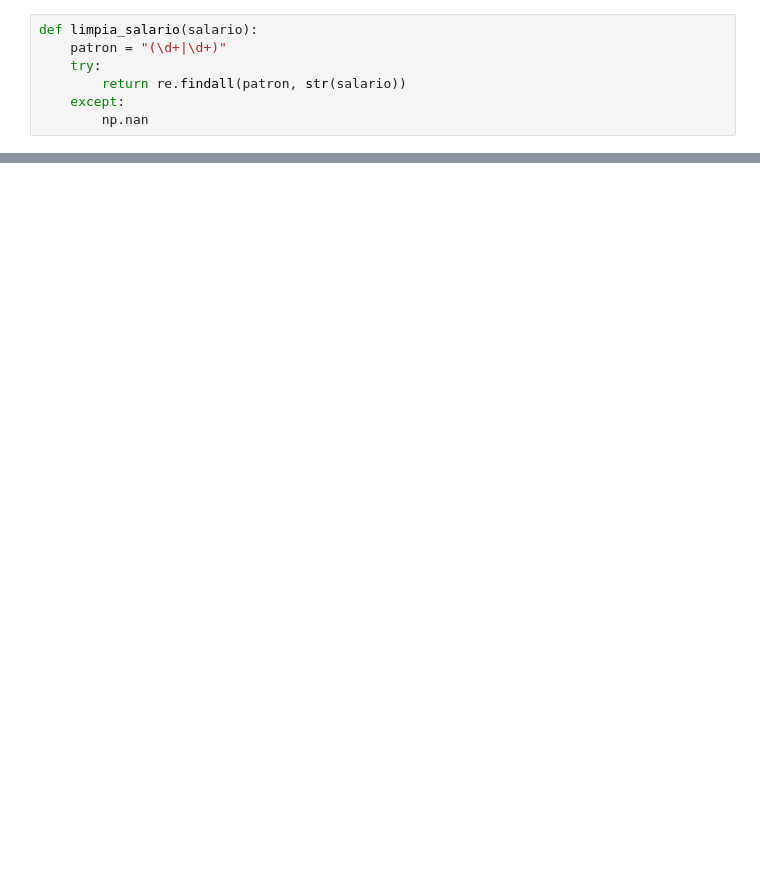
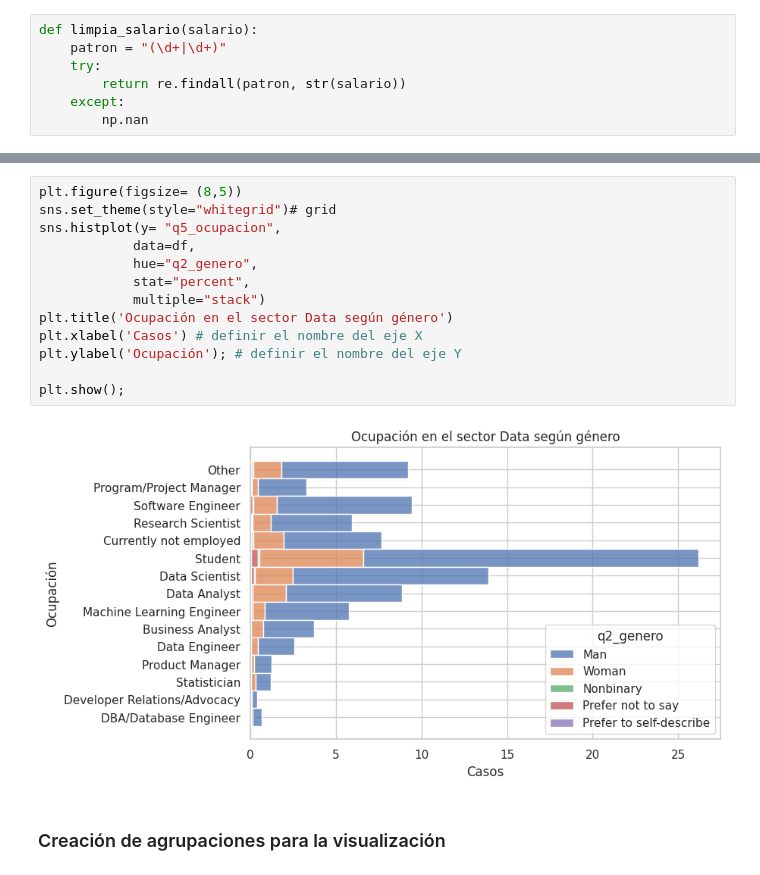
Before and after one commit to Adalab/project2-da-promo-c-modulo-2-team4, a Jupyter notebook: 03-limpieza/limpieza.ipynb, the cells around one changed output, grey strips where cells are left out. Drawn from its saved outputs; the diff is of its cells as text; blank space fills up the shorter version.

```diff
--- a/03-limpieza/limpieza.ipynb
+++ b/03-limpieza/limpieza.ipynb
@@ -434,0 +593,17 @@ df.stb.missing()
+# %%
+plt.figure(figsize= (8,5))
+sns.set_theme(style="whitegrid")# grid
+sns.histplot(y= "q5_ocupacion",
+            data=df,
+            hue="q2_genero",
+            stat="percent",
+            multiple="stack")
+plt.title('Ocupación en el sector Data según género')
+plt.xlabel('Casos') # definir el nombre del eje X
+plt.ylabel('Ocupación'); # definir el nombre del eje Y
+
+plt.show();
+# %% [output]
+[figure, added]
+# %% [markdown]
+### Creación de agrupaciones para la visualización
```
Also changed, not shown: parts of 102 cells of this notebook, 22 other files.
